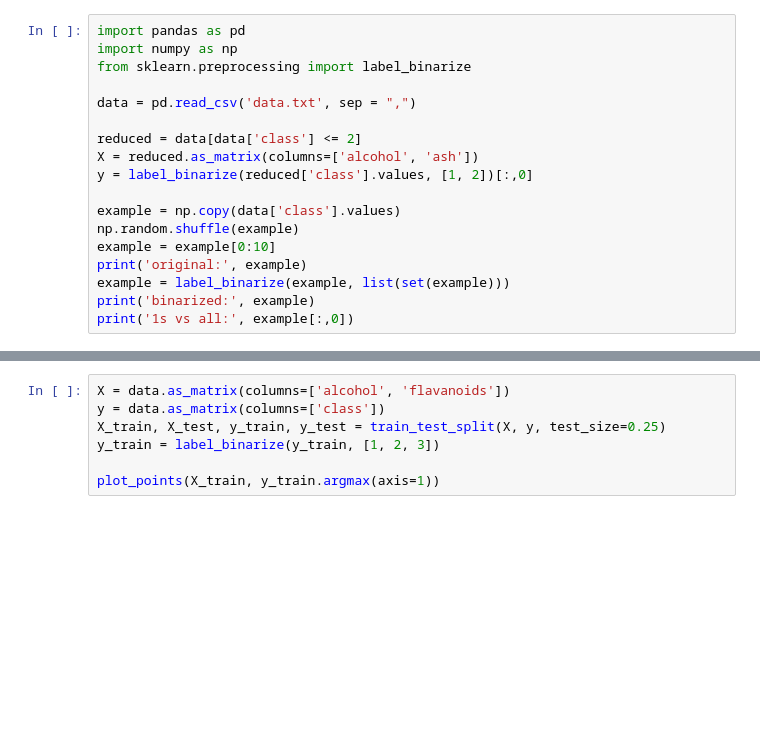
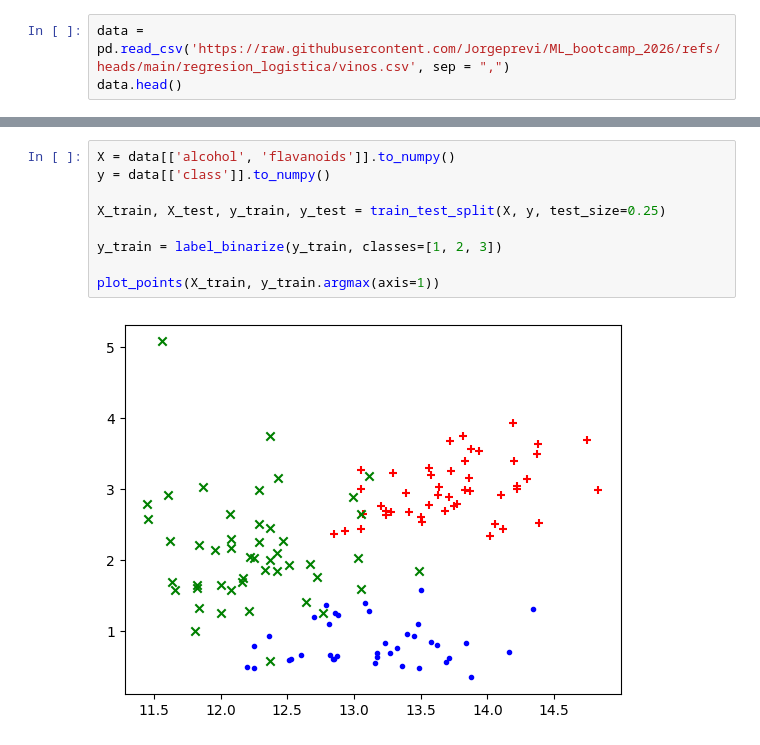
Before and after one commit to Jorgeprevi/ML_bootcamp_2026, a Jupyter notebook: regresion_logistica/regresion_logistica.ipynb, the cells around one changed output, grey strips where cells are left out. Drawn from its saved outputs; the diff is of its cells as text; blank space fills up the shorter version.

```diff
--- a/regresion_logistica/regresion_logistica.ipynb
+++ b/regresion_logistica/regresion_logistica.ipynb
@@ -1,18 +42,3 @@
 # %%
-import pandas as pd
-import numpy as np
-from sklearn.preprocessing import label_binarize
-
-data = pd.read_csv('data.txt', sep = ",")
-
-reduced = data[data['class'] <= 2]
-X = reduced.as_matrix(columns=['alcohol', 'ash'])
-y = label_binarize(reduced['class'].values, [1, 2])[:,0]
-
-example = np.copy(data['class'].values)
-np.random.shuffle(example)
-example = example[0:10]
-print('original:', example)
-example = label_binarize(example, list(set(example)))
-print('binarized:', example)
-print('1s vs all:', example[:,0])
+data = pd.read_csv('https://raw.githubusercontent.com/Jorgeprevi/ML_bootcamp_2026/refs/heads/main/regresion_logistica/vinos.csv', sep = ",")
+data.head()
@@ -107,10 +317,14 @@ plot_boundary(X_train, lambda x: predict(x, theta))
 # %%
-X = data.as_matrix(columns=['alcohol', 'flavanoids'])
-y = data.as_matrix(columns=['class'])
+X = data[['alcohol', 'flavanoids']].to_numpy()
+y = data[['class']].to_numpy()
+
 X_train, X_test, y_train, y_test = train_test_split(X, y, test_size=0.25)
-y_train = label_binarize(y_train, [1, 2, 3])
+
+y_train = label_binarize(y_train, classes=[1, 2, 3])
 
 plot_points(X_train, y_train.argmax(axis=1))
+# %% [output]
+[figure, added]
 # %%
 def predict_multi(X, thetas):
     X = np.insert(X, 0, np.ones(len(X)), axis=1)
```
Also changed, not shown: parts of 22 cells of this notebook, 4 other files.
